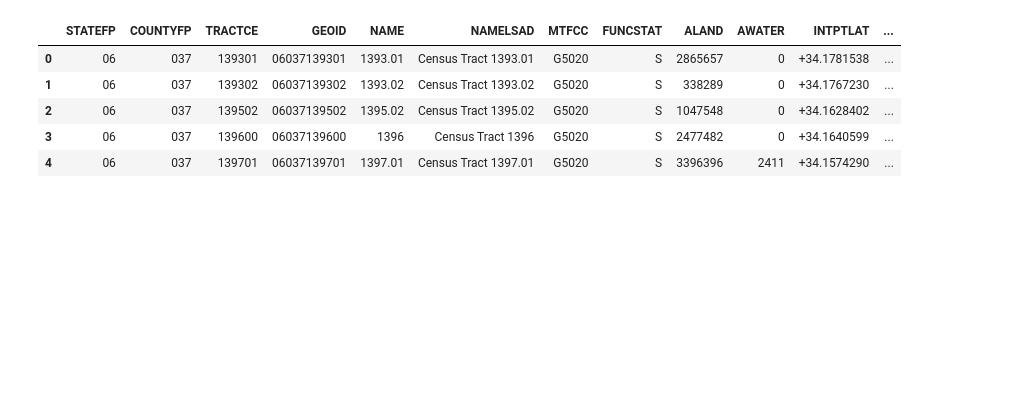
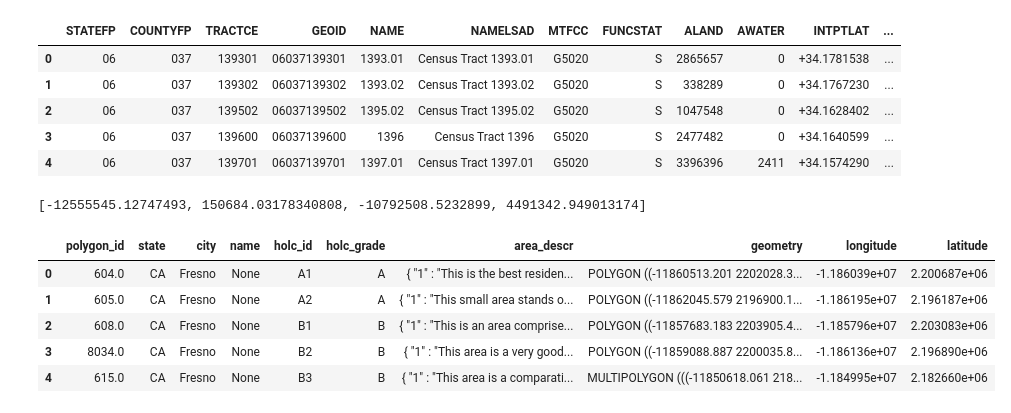
Before and after one commit to mjumbewu/COVIDRedlining, a Jupyter notebook: spatial_outlining.ipynb, the cells around one changed output. Cells and saved outputs as stored; diff of their text form; code cells hidden in the pictures; blank space fills up the shorter version.

```diff
--- a/spatial_outlining.ipynb
+++ b/spatial_outlining.ipynb
@@ -68,0 +116,29 @@ for featA in ctla_fiona:
+# %%
+# This is the bounding box of all neighborhoods (in NAD 83 projection)
+index.bounds
+# %% [output]
+[-12555545.12747493, 150684.03178340808, -10792508.5232899, 4491342.949013174]
+# %%
+# And project it into EPSG:2263 plane
+shapefile_2 = '/home/jovyan/work/COVIDRedlining/data/california/cali_shapefiles/redlining/cali_redlining.shp'
+
+redlined = gpd.read_file(shapefile_2).to_crs(fiona.crs.from_epsg(2263))
+# %%
+#Getting centroids of shapes
+
+def getXY(pt):
+    return (pt.x, pt.y)
+centroidseries = redlined['geometry'].centroid
+x,y = [list(t) for t in zip(*map(getXY, centroidseries))]
+
+redlined['longitude'] = x
+redlined['latitude'] = y
+# %%
+redlined.head()
+# %% [output]
+|  | polygon_id | state | city | name | holc_id | holc_grade | area_descr | geometry | longitude | latitude |
+| 0 | 604.0 | CA | Fresno | None | A1 | A | { "1" : "This is the best residen... | POLYGON ((-11860513.201 2202028.3... | -1.186039e+07 | 2.200687e+06 |
+| 1 | 605.0 | CA | Fresno | None | A2 | A | { "1" : "This small area stands o... | POLYGON ((-11862045.579 2196900.1... | -1.186195e+07 | 2.196187e+06 |
+| 2 | 608.0 | CA | Fresno | None | B1 | B | { "1" : "This is an area comprise... | POLYGON ((-11857683.183 2203905.4... | -1.185796e+07 | 2.203083e+06 |
+| 3 | 8034.0 | CA | Fresno | None | B2 | B | { "1" : "This area is a very good... | POLYGON ((-11859088.887 2200035.8... | -1.186136e+07 | 2.196890e+06 |
+| 4 | 615.0 | CA | Fresno | None | B3 | B | { "1" : "This area is a comparati... | MULTIPOLYGON (((-11850618.061 218... | -1.184995e+07 | 2.182660e+06 |
```
Also changed, not shown: parts of 17 cells of this notebook, 1 other file.
